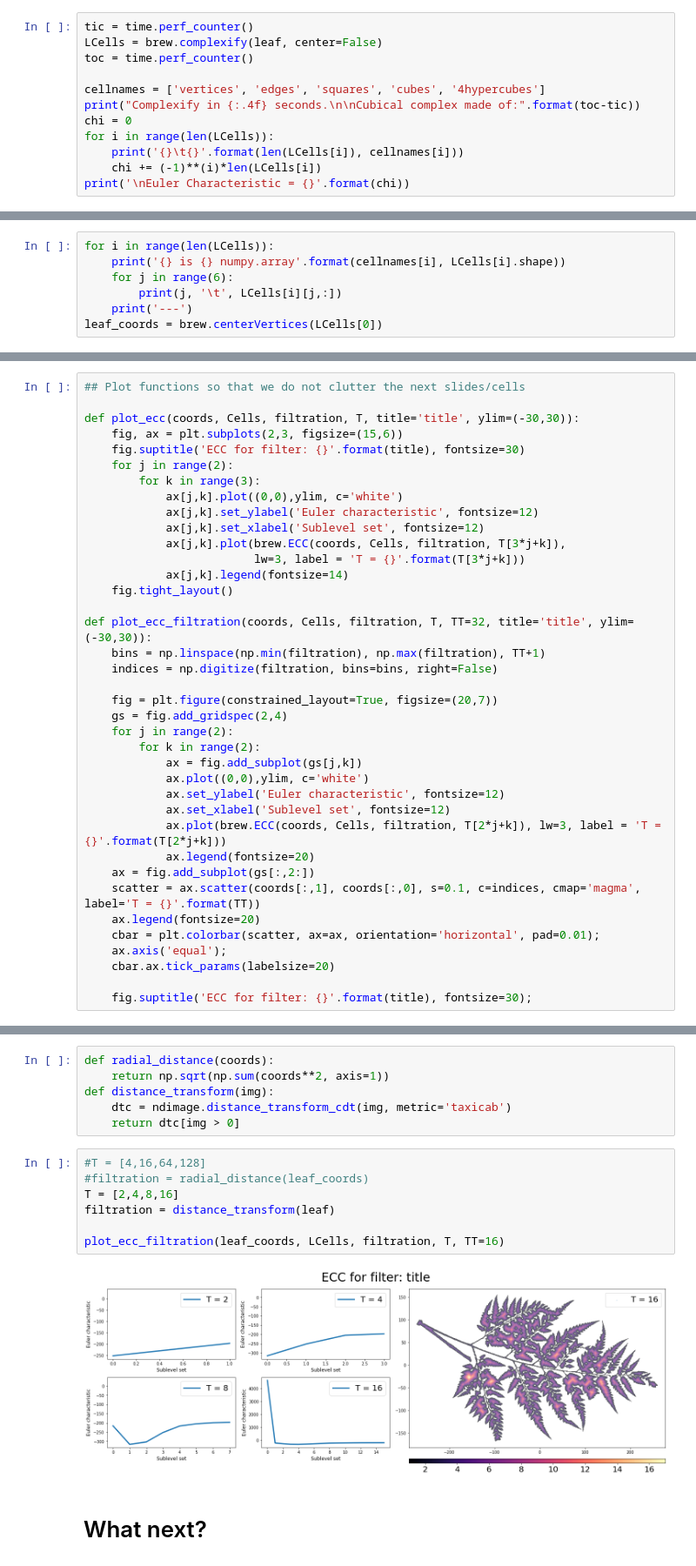
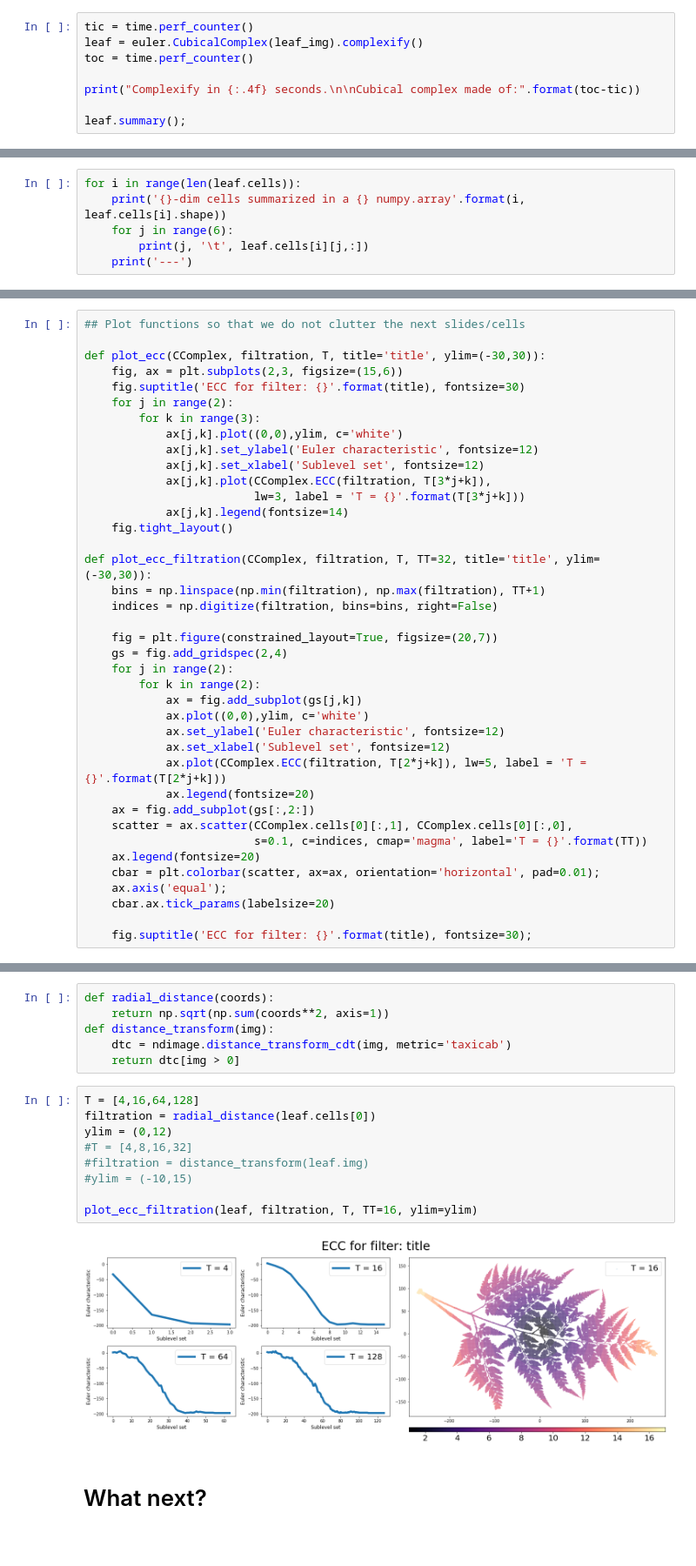
Before and after one commit to amezqui3/demeter, a Jupyter notebook: tutorial/nappn2021_shape_of_things_to_come.ipynb, the cells around one changed output, grey strips where cells are left out. Shown at 87% size. Cells and saved outputs as stored; diff of their text form.

```diff
--- a/tutorial/nappn2021_shape_of_things_to_come.ipynb
+++ b/tutorial/nappn2021_shape_of_things_to_come.ipynb
@@ -370,14 +377,10 @@ ax[1].imshow(leaf[280:310, 200:250], cmap='gray');
 - The code works in linear time with respect to the number of image pixels/voxels
 # %%
 tic = time.perf_counter()
-LCells = brew.complexify(leaf, center=False)
+leaf = euler.CubicalComplex(leaf_img).complexify()
 toc = time.perf_counter()
 
-cellnames = ['vertices', 'edges', 'squares', 'cubes', '4hypercubes']
 print("Complexify in {:.4f} seconds.\n\nCubical complex made of:".format(toc-tic))
-chi = 0
-for i in range(len(LCells)):
-    print('{}\t{}'.format(len(LCells[i]), cellnames[i]))
-    chi += (-1)**(i)*len(LCells[i])
-print('\nEuler Characteristic = {}'.format(chi))
+
+leaf.summary();
 # %% [output]
@@ -392,8 +395,7 @@ Euler Characteristic = -197
 # %%
-for i in range(len(LCells)):
-    print('{} is {} numpy.array'.format(cellnames[i], LCells[i].shape))
+for i in range(len(leaf.cells)):
+    print('{}-dim cells summarized in a {} numpy.array'.format(i, leaf.cells[i].shape))
     for j in range(6):
-        print(j, '\t', LCells[i][j,:])
+        print(j, '\t', leaf.cells[i][j,:])
     print('---')
-leaf_coords = brew.centerVertices(LCells[0])
 # %% [output]
@@ -467,7 +469,7 @@ display.FileLink('./sphere_directions.ipynb')
 # %%
 ## Plot functions so that we do not clutter the next slides/cells
 
-def plot_ecc(coords, Cells, filtration, T, title='title', ylim=(-30,30)):
+def plot_ecc(CComplex, filtration, T, title='title', ylim=(-30,30)):
     fig, ax = plt.subplots(2,3, figsize=(15,6))
     fig.suptitle('ECC for filter: {}'.format(title), fontsize=30)
     for j in range(2):
@@ -475,12 +477,12 @@ def plot_ecc(coords, Cells, filtration, T, title='title', ylim=(-30,30)):
             ax[j,k].plot((0,0),ylim, c='white')
             ax[j,k].set_ylabel('Euler characteristic', fontsize=12)
             ax[j,k].set_xlabel('Sublevel set', fontsize=12)
-            ax[j,k].plot(brew.ECC(coords, Cells, filtration, T[3*j+k]),
+            ax[j,k].plot(CComplex.ECC(filtration, T[3*j+k]),
                          lw=3, label = 'T = {}'.format(T[3*j+k]))
             ax[j,k].legend(fontsize=14)
     fig.tight_layout()
 
-def plot_ecc_filtration(coords, Cells, filtration, T, TT=32, title='title', ylim=(-30,30)):
+def plot_ecc_filtration(CComplex, filtration, T, TT=32, title='title', ylim=(-30,30)):
     bins = np.linspace(np.min(filtration), np.max(filtration), TT+1)
     indices = np.digitize(filtration, bins=bins, right=False)
 
@@ -492,10 +494,11 @@ def plot_ecc_filtration(coords, Cells, filtration, T, TT=32, title='title', ylim
             ax.plot((0,0),ylim, c='white')
             ax.set_ylabel('Euler characteristic', fontsize=12)
             ax.set_xlabel('Sublevel set', fontsize=12)
-            ax.plot(brew.ECC(coords, Cells, filtration, T[2*j+k]), lw=3, label = 'T = {}'.format(T[2*j+k]))
+            ax.plot(CComplex.ECC(filtration, T[2*j+k]), lw=5, label = 'T = {}'.format(T[2*j+k]))
             ax.legend(fontsize=20)
     ax = fig.add_subplot(gs[:,2:])
-    scatter = ax.scatter(coords[:,1], coords[:,0], s=0.1, c=indices, cmap='magma', label='T = {}'.format(TT))
+    scatter = ax.scatter(CComplex.cells[0][:,1], CComplex.cells[0][:,0],
+                         s=0.1, c=indices, cmap='magma', label='T = {}'.format(TT))
     ax.legend(fontsize=20)
     cbar = plt.colorbar(scatter, ax=ax, orientation='horizontal', pad=0.01);
     ax.axis('equal');
@@ -693,14 +676,16 @@ def distance_transform(img):
     dtc = ndimage.distance_transform_cdt(img, metric='taxicab')
     return dtc[img > 0]
 # %%
-#T = [4,16,64,128]
-#filtration = radial_distance(leaf_coords)
-T = [2,4,8,16]
-filtration = distance_transform(leaf)
+T = [4,16,64,128]
+filtration = radial_distance(leaf.cells[0])
+ylim = (0,12)
+#T = [4,8,16,32]
+#filtration = distance_transform(leaf.img)
+#ylim = (-10,15)
 
-plot_ecc_filtration(leaf_coords, LCells, filtration, T, TT=16)
+plot_ecc_filtration(leaf, filtration, T, TT=16, ylim=ylim)
 # %% [output]
-[figure, old version]
+[figure, new version]
 # %% [markdown]
 # What next?
 # %% [markdown]
```
Also changed, not shown: parts of 24 cells of this notebook, 3 other files.
